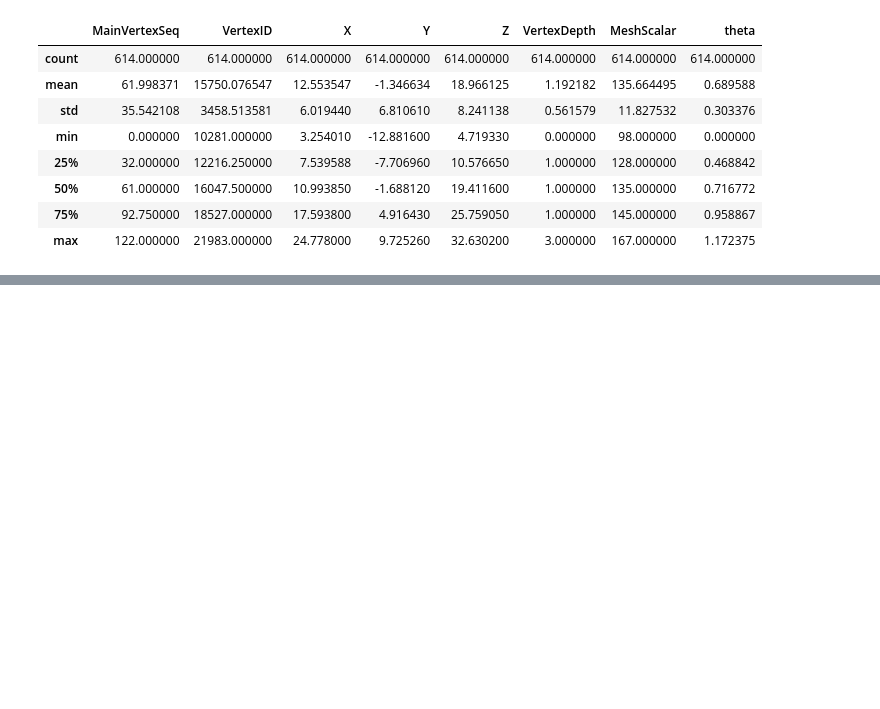
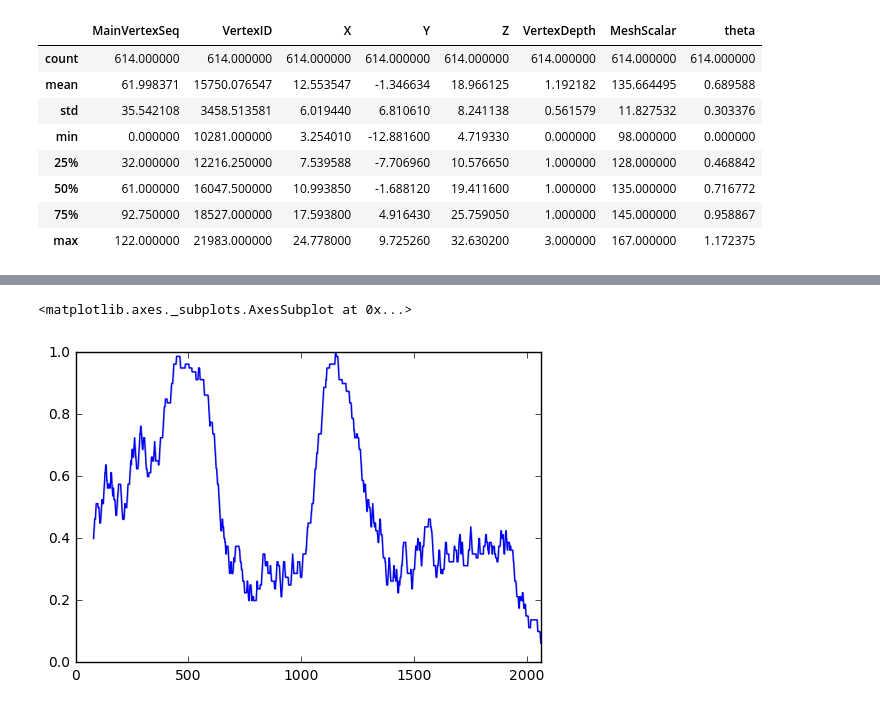
Before and after one commit to drkarim/lassy, a Jupyter notebook: python_scripts/encirclement_analyser.ipynb, the cells around one changed output, grey strips where cells are left out. Saved outputs shown, nothing was run; the diff lists cells and outputs as text; code cells hidden in the pictures; blank space fills up the shorter version.

```diff
--- a/python_scripts/encirclement_analyser.ipynb
+++ b/python_scripts/encirclement_analyser.ipynb
@@ -230,3 +239,8 @@ df_data_with_thetas_sorted.head(20)
 | 17 | 1 | 10892 | 14.6669 | 4.77617 | 6.89592 | 0 | 150 | 0.052362 | 0.919858 | ... |
 | 18 | 1 | 10892 | 14.6669 | 4.77617 | 6.89592 | 3 | 150 | 0.052362 | 0.919858 | ... |
 | 19 | 1 | 10891 | 14.0276 | 5.47094 | 6.64452 | 2 | 129 | 0.000000 | 0.919858 | ... |
+# %%
+sns.tsplot(pd.rolling_mean(df_data_with_thetas_sorted['scar_bin'],80))
+# %% [output]
+<matplotlib.axes._subplots.AxesSubplot at 0x...>
+[figure, added]
```
Also changed, not shown: parts of 15 cells of this notebook.
